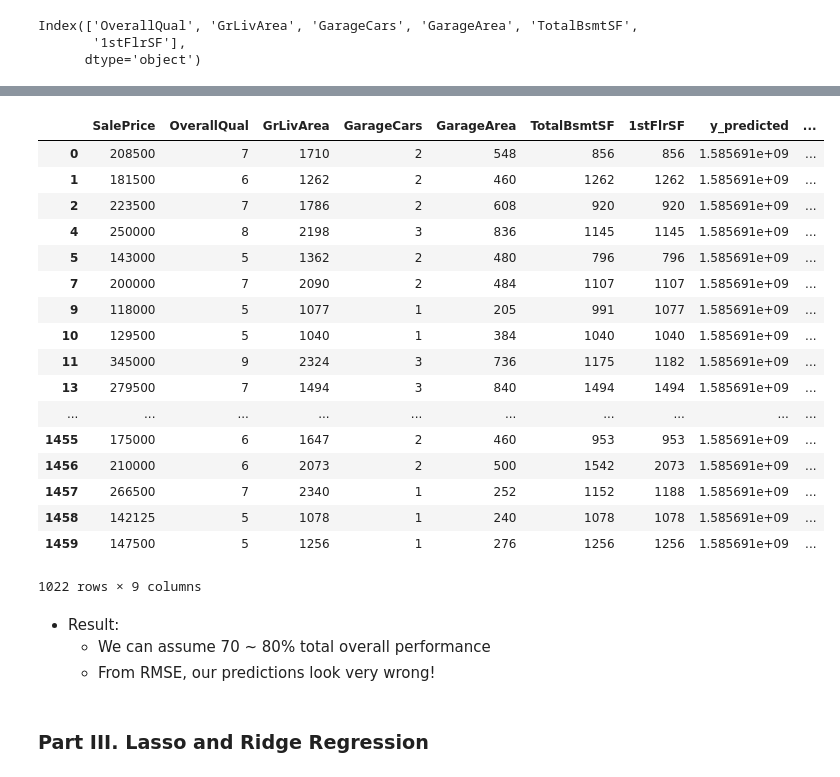
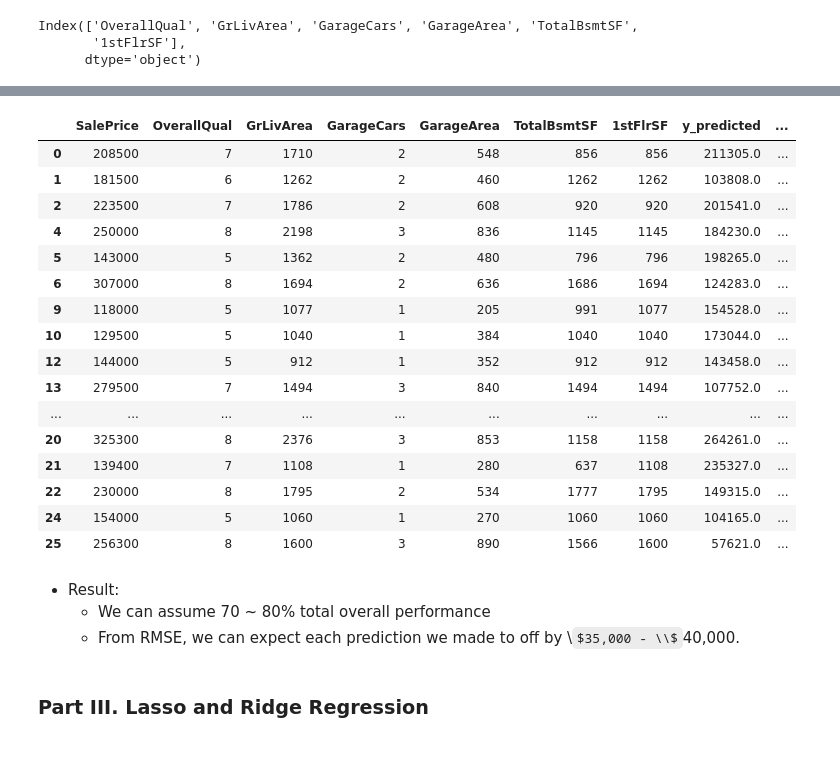
Before and after one commit to robertmanriquez/webinars_old, a Jupyter notebook: Regression_Webinar/Regression Webinar.ipynb, the cells around one changed output, grey strips where cells are left out. Cells and saved outputs as stored; diff of their text form; code cells hidden in the pictures; some formulas as TeX source.

```diff
--- a/Regression_Webinar/Regression Webinar.ipynb
+++ b/Regression_Webinar/Regression Webinar.ipynb
@@ -377,32 +403,31 @@ array([2.35976599e+04, 3.71110024e+01, 2.00743971e+04, 5.28934312e+00,
 # %%
 result_df = top_6_df.iloc[top_6_df.index.isin(X_train.index),:].copy()
-result_df['y_predicted'] = np.round(mean_squared_error(y_train, linreg.predict(X_train)))
+result_df['y_predicted'] = np.round(linreg.predict(X_train))
 result_df['y_diff'] = result_df['SalePrice'] - result_df['y_predicted']
 # %%
-result_df
+result_df.head(20)
 # %% [output]
 |  | SalePrice | OverallQual | GrLivArea | GarageCars | GarageArea | TotalBsmtSF | 1stFlrSF | y_predicted | ... |
-| 0 | 208500 | 7 | 1710 | 2 | 548 | 856 | 856 | 1.585691e+09 | ... |
-| 1 | 181500 | 6 | 1262 | 2 | 460 | 1262 | 1262 | 1.585691e+09 | ... |
-| 2 | 223500 | 7 | 1786 | 2 | 608 | 920 | 920 | 1.585691e+09 | ... |
-| 4 | 250000 | 8 | 2198 | 3 | 836 | 1145 | 1145 | 1.585691e+09 | ... |
-| 5 | 143000 | 5 | 1362 | 2 | 480 | 796 | 796 | 1.585691e+09 | ... |
-| 7 | 200000 | 7 | 2090 | 2 | 484 | 1107 | 1107 | 1.585691e+09 | ... |
-| 9 | 118000 | 5 | 1077 | 1 | 205 | 991 | 1077 | 1.585691e+09 | ... |
-| 10 | 129500 | 5 | 1040 | 1 | 384 | 1040 | 1040 | 1.585691e+09 | ... |
-| 11 | 345000 | 9 | 2324 | 3 | 736 | 1175 | 1182 | 1.585691e+09 | ... |
-| 13 | 279500 | 7 | 1494 | 3 | 840 | 1494 | 1494 | 1.585691e+09 | ... |
+| 0 | 208500 | 7 | 1710 | 2 | 548 | 856 | 856 | 211305.0 | ... |
+| 1 | 181500 | 6 | 1262 | 2 | 460 | 1262 | 1262 | 103808.0 | ... |
+| 2 | 223500 | 7 | 1786 | 2 | 608 | 920 | 920 | 201541.0 | ... |
+| 4 | 250000 | 8 | 2198 | 3 | 836 | 1145 | 1145 | 184230.0 | ... |
+| 5 | 143000 | 5 | 1362 | 2 | 480 | 796 | 796 | 198265.0 | ... |
+| 6 | 307000 | 8 | 1694 | 2 | 636 | 1686 | 1694 | 124283.0 | ... |
+| 9 | 118000 | 5 | 1077 | 1 | 205 | 991 | 1077 | 154528.0 | ... |
+| 10 | 129500 | 5 | 1040 | 1 | 384 | 1040 | 1040 | 173044.0 | ... |
+| 12 | 144000 | 5 | 912 | 1 | 352 | 912 | 912 | 143458.0 | ... |
+| 13 | 279500 | 7 | 1494 | 3 | 840 | 1494 | 1494 | 107752.0 | ... |
 | ... | ... | ... | ... | ... | ... | ... | ... | ... | ... |
-| 1455 | 175000 | 6 | 1647 | 2 | 460 | 953 | 953 | 1.585691e+09 | ... |
-| 1456 | 210000 | 6 | 2073 | 2 | 500 | 1542 | 2073 | 1.585691e+09 | ... |
-| 1457 | 266500 | 7 | 2340 | 1 | 252 | 1152 | 1188 | 1.585691e+09 | ... |
-| 1458 | 142125 | 5 | 1078 | 1 | 240 | 1078 | 1078 | 1.585691e+09 | ... |
-| 1459 | 147500 | 5 | 1256 | 1 | 276 | 1256 | 1256 | 1.585691e+09 | ... |
+| 20 | 325300 | 8 | 2376 | 3 | 853 | 1158 | 1158 | 264261.0 | ... |
+| 21 | 139400 | 7 | 1108 | 1 | 280 | 637 | 1108 | 235327.0 | ... |
+| 22 | 230000 | 8 | 1795 | 2 | 534 | 1777 | 1795 | 149315.0 | ... |
+| 24 | 154000 | 5 | 1060 | 1 | 270 | 1060 | 1060 | 104165.0 | ... |
+| 25 | 256300 | 8 | 1600 | 3 | 890 | 1566 | 1600 | 57621.0 | ... |
-1022 rows × 9 columns
 # %% [markdown]
 * Result:
     * We can assume 70 ~ 80% total overall performance
-    * From RMSE, our predictions look very wrong!
+    * From RMSE, we can expect each prediction we made to off by \\$35,000 - \\$40,000.
 # %% [markdown]
 ### Part III. Lasso and Ridge Regression
 # %% [markdown]
```
Also changed, not shown: parts of 27 cells of this notebook, 4 other files.
